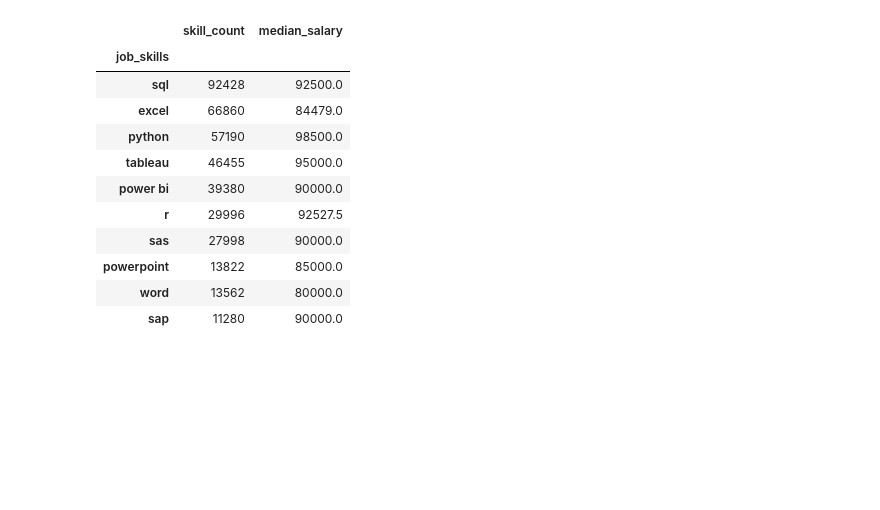
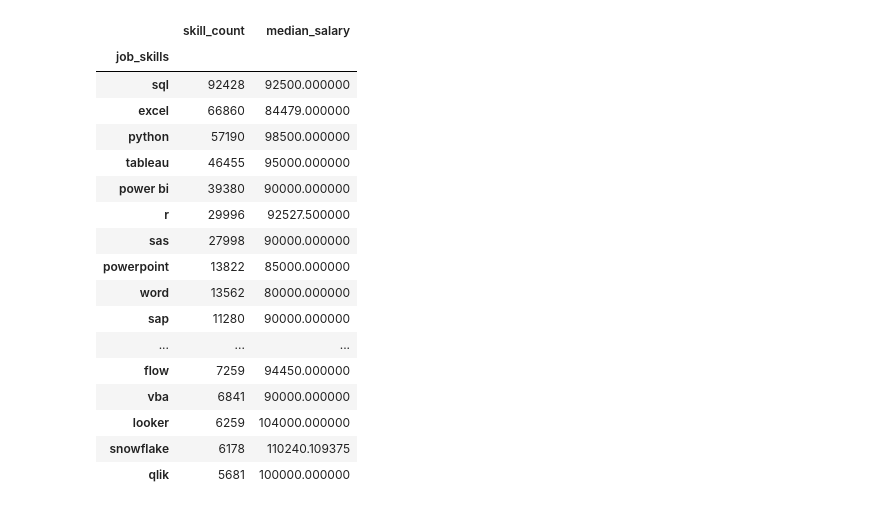
Before and after one commit to Bankole-Abdulmateen/PROJECT_PYTHON, a Jupyter notebook: 2_Advanced/scatterplot.ipynb, the cells around one changed output. Saved outputs shown, nothing was run; the diff lists cells and outputs as text; code cells hidden in the pictures; blank space fills up the shorter version.

```diff
--- a/2_Advanced/scatterplot.ipynb
+++ b/2_Advanced/scatterplot.ipynb
@@ -24,29 +24,36 @@ df.head(1)
 # %%
 df = df[df["job_title_short"] == "Data Analyst"]
 
 df_exploded = df.explode("job_skills")
 
 skills_stat = df_exploded.groupby ("job_skills").agg(
     skill_count = ("job_skills", "count"),
     median_salary = ("salary_year_avg", "median")
 )
 
-skills_stat = skills_stat.sort_values(by="skill_count", ascending=False).head(10)
+skill_count =20
+skills_stat = skills_stat.sort_values(by="skill_count", ascending=False).head(skill_count)
 
 skills_stat
 # %% [output]
 |  | skill_count | median_salary |
 | job_skills |  |  |
-| sql | 92428 | 92500.0 |
-| excel | 66860 | 84479.0 |
-| python | 57190 | 98500.0 |
-| tableau | 46455 | 95000.0 |
-| power bi | 39380 | 90000.0 |
-| r | 29996 | 92527.5 |
-| sas | 27998 | 90000.0 |
-| powerpoint | 13822 | 85000.0 |
-| word | 13562 | 80000.0 |
-| sap | 11280 | 90000.0 |
+| sql | 92428 | 92500.000000 |
+| excel | 66860 | 84479.000000 |
+| python | 57190 | 98500.000000 |
+| tableau | 46455 | 95000.000000 |
+| power bi | 39380 | 90000.000000 |
+| r | 29996 | 92527.500000 |
+| sas | 27998 | 90000.000000 |
+| powerpoint | 13822 | 85000.000000 |
+| word | 13562 | 80000.000000 |
+| sap | 11280 | 90000.000000 |
+| ... | ... | ... |
+| flow | 7259 | 94450.000000 |
+| vba | 6841 | 90000.000000 |
+| looker | 6259 | 104000.000000 |
+| snowflake | 6178 | 110240.109375 |
+| qlik | 5681 | 100000.000000 |
 # %%
 skills_stat.plot(kind="scatter", x = "skill_count", y="median_salary")
 
```
Also changed, not shown: parts of 1 cell of this notebook, 13 other files.
